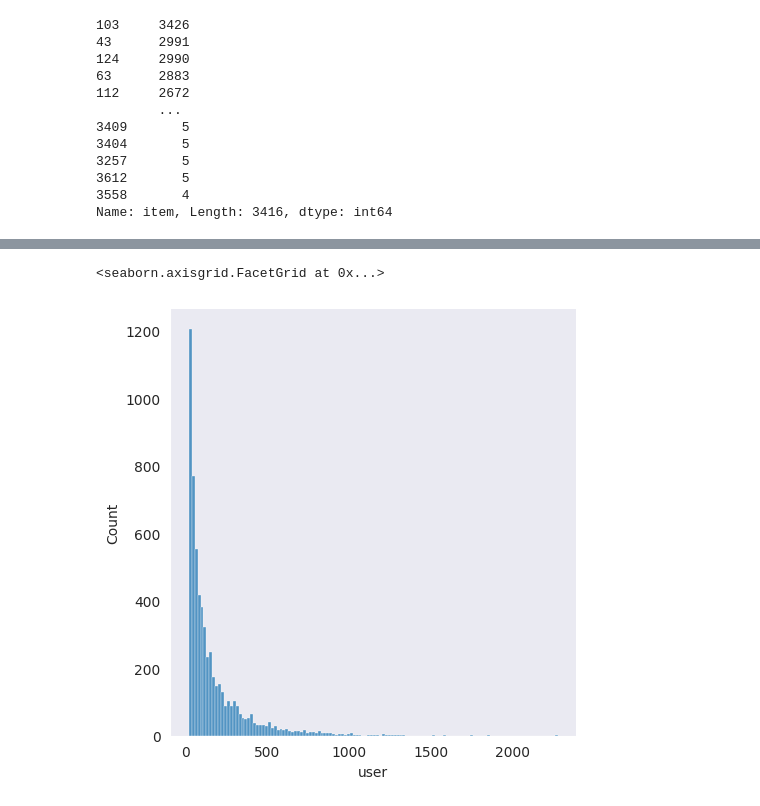
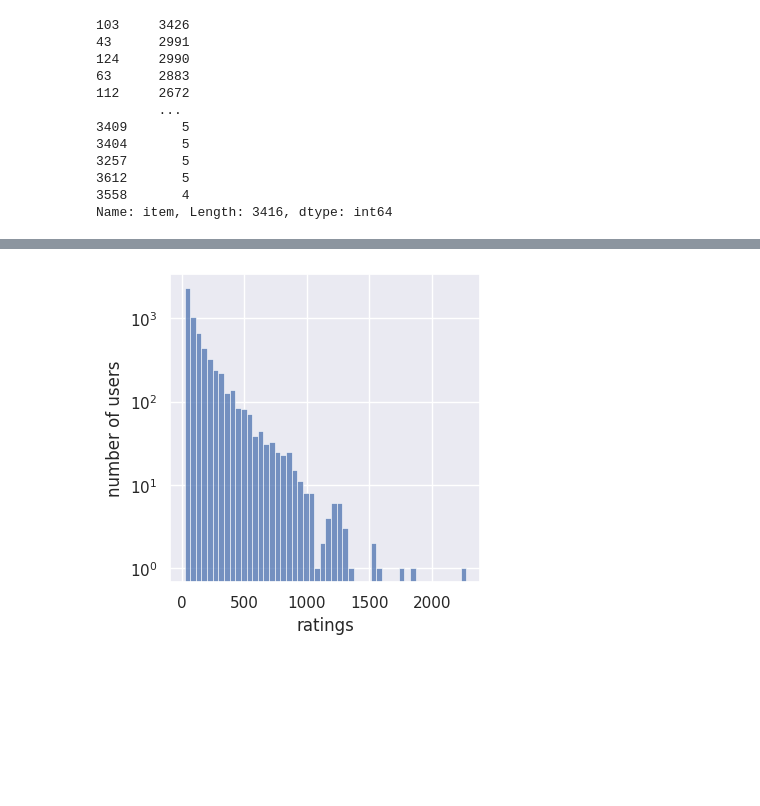
Before and after one commit to rat-nick/deepRec, a Jupyter notebook: eda.ipynb, the cells around one changed output, grey strips where cells are left out. Cells and saved outputs as stored; diff of their text form; code cells hidden in the pictures; blank space fills up the shorter version.

```diff
--- a/eda.ipynb
+++ b/eda.ipynb
@@ -76,6 +82,9 @@ The most commonly rated movie is 103 with 3426 ratings
-# %%
-user_counts = df['user'].value_counts()
-sns.displot(user_counts)
-# %% [output]
-<seaborn.axisgrid.FacetGrid at 0x...>
-[figure, removed]
+# %%
+user_counts = df["user"].value_counts()
+g = sns.histplot(user_counts, bins=50)
+g.set_yscale('log')
+g.set_ylabel('number of users')
+g.set_xlabel("ratings")
+g.figure.savefig('user_ratings.pdf')
+# %% [output]
+[figure, added]
```
Also changed, not shown: parts of 8 cells of this notebook, 29 other files.
